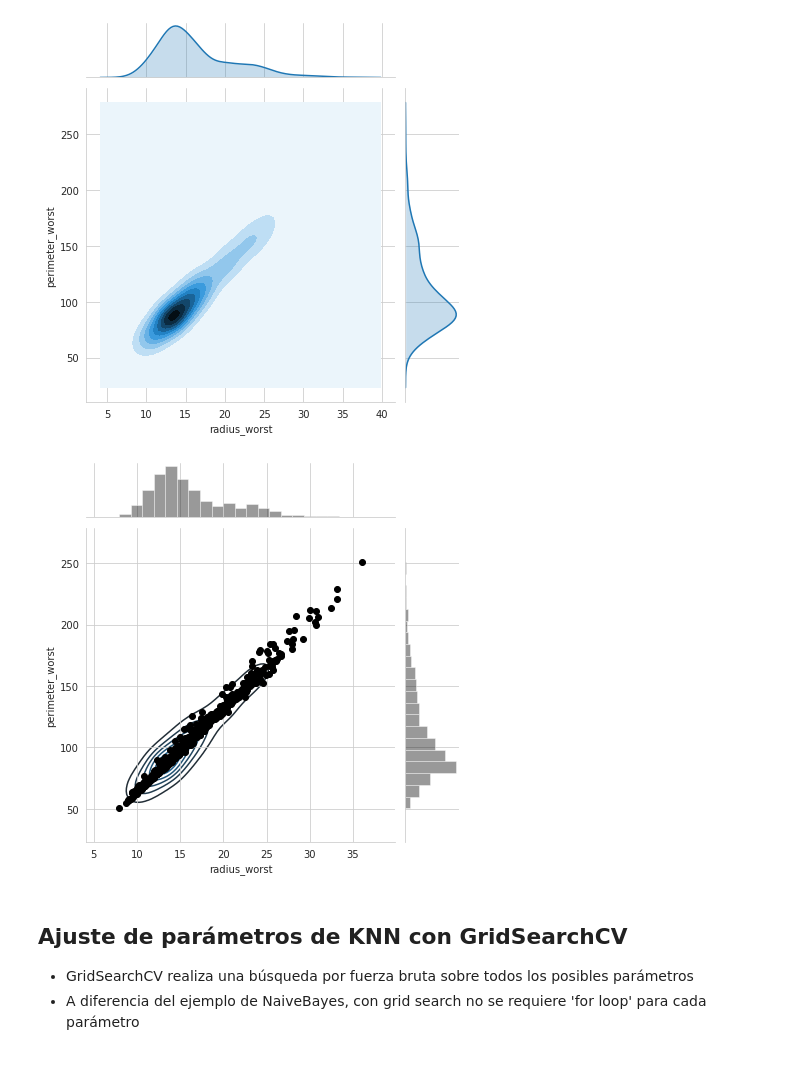
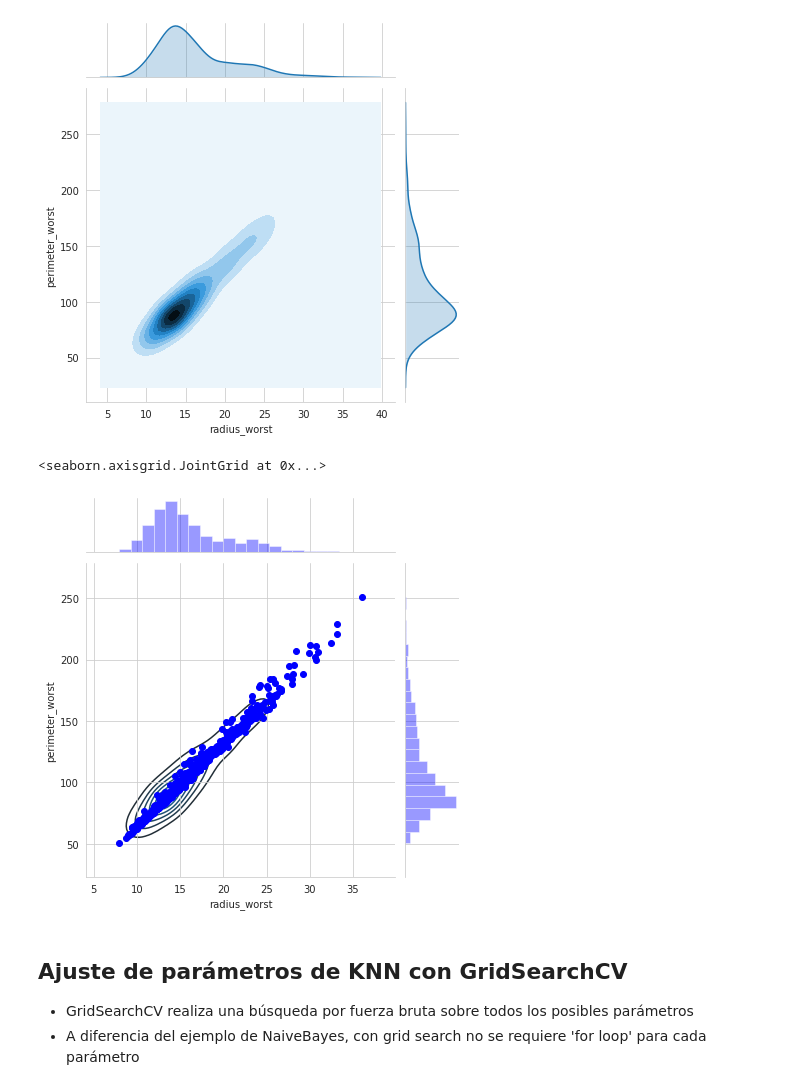
Before and after one commit to marte8870/MachineLearning_Tensorflow2.0, a Jupyter notebook: 2.Clasificación/KNN.ipynb, the cells around one changed output. Saved outputs shown, nothing was run; the diff lists cells and outputs as text; code cells hidden in the pictures.

```diff
--- a/2.Clasificación/KNN.ipynb
+++ b/2.Clasificación/KNN.ipynb
@@ -103,11 +103,10 @@ sns.jointplot("radius_worst", "perimeter_worst", data=df, kind='kde')
 <seaborn.axisgrid.JointGrid at 0x...>
 [figure]
 # %%
-g = (sns.jointplot("radius_worst", "perimeter_worst",
-                   data=df, color="k")
-        .plot_joint(sns.kdeplot, zorder=0, n_levels=6))
+sns.jointplot("radius_worst", "perimeter_worst", data=df, color="b").plot_joint(sns.kdeplot, zorder=0, n_levels=6)
 # %% [output]
+<seaborn.axisgrid.JointGrid at 0x...>
-[figure, old version]
+[figure, new version]
 # %%
 from sklearn.neighbors import KNeighborsClassifier
 from sklearn.metrics import accuracy_score
```
Also changed, not shown: 7 other files.
